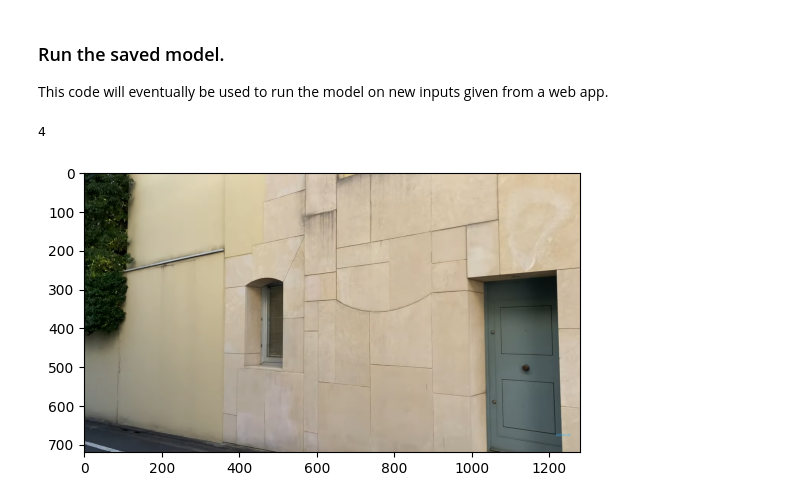
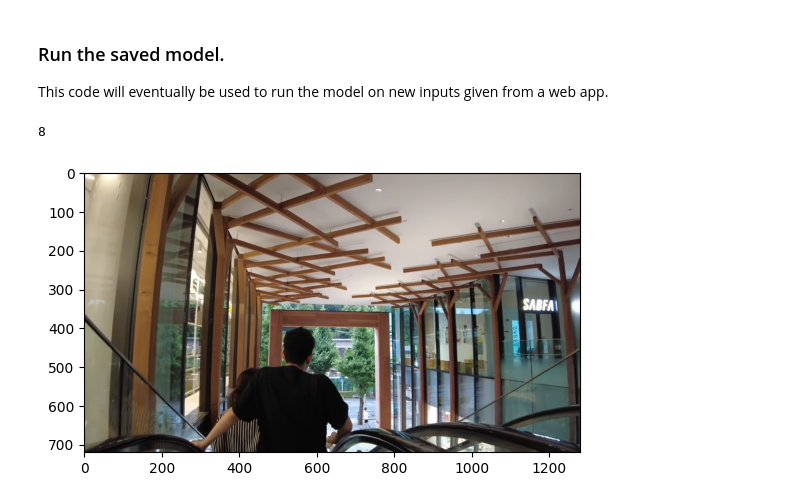
Before and after one commit to cjvillar/tf-image-train-workbook, a Jupyter notebook: run_model.ipynb, the cells around one changed output. Saved outputs shown, nothing was run; the diff lists cells and outputs as text; code cells hidden in the pictures.

```diff
--- a/run_model.ipynb
+++ b/run_model.ipynb
@@ -17,15 +17,15 @@ test_dir = './image_scrape_code/test_images'
 test_image_files = [
     os.path.join(test_dir, filename)
     for filename in os.listdir(test_dir)
-    if filename.endswith(".png")
+    if filename.endswith((".jpg", ".png", ".gif"))
 ]
 print(len(test_image_files))
 # %% [output]
-4
+8
 # %%
-image = test_image_files[3]
+image = test_image_files[4]
 img = cv2.imread(image)
 plt.imshow(cv2.cvtColor(img,cv2.COLOR_BGR2RGB))
 plt.show()
 # %% [output]
-[figure, old version]
+[figure, new version]
```
Also changed, not shown: parts of 6 cells of this notebook.
